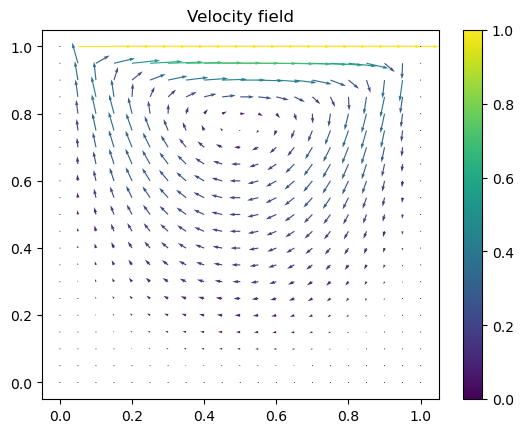
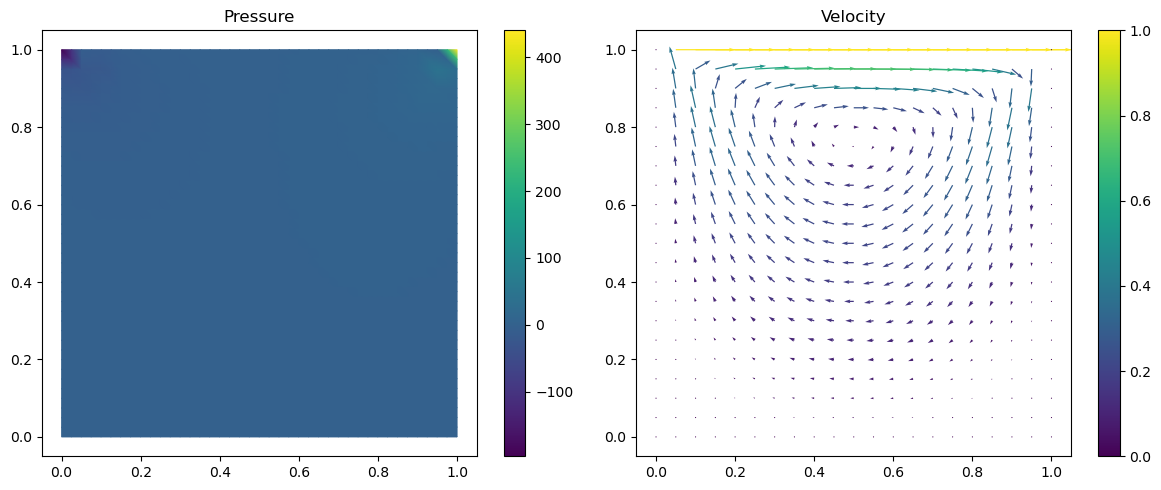
Unified diff of the notebook cell whose output changed from the first chart to the second:
--- before
+++ after
@@ -2,11 +2,14 @@
 u_h, p_h = w_h.subfunctions
 
-fig, ax = plt.subplots()
-q = quiver(u_h, axes=ax)
-fig.colorbar(q)
-ax.set_title("Velocity field")
 
-fig, ax = plt.subplots()
-q = tripcolor(p_h, axes=ax)
-fig.colorbar(q)
-ax.set_title("Pressure field")
+fig, ax = plt.subplots(1, 2, figsize=(12, 5))
+
+col0 = tripcolor(p_h, axes=ax[0])
+fig.colorbar(col0, ax=ax[0])
+ax[0].set_title('Pressure')
+
+col1 = quiver(u_h, axes=ax[1])
+fig.colorbar(col1, ax=ax[1])
+ax[1].set_title('Velocity')
+
+plt.tight_layout()

Commit: lab 6, 7, 8 completed + refinements